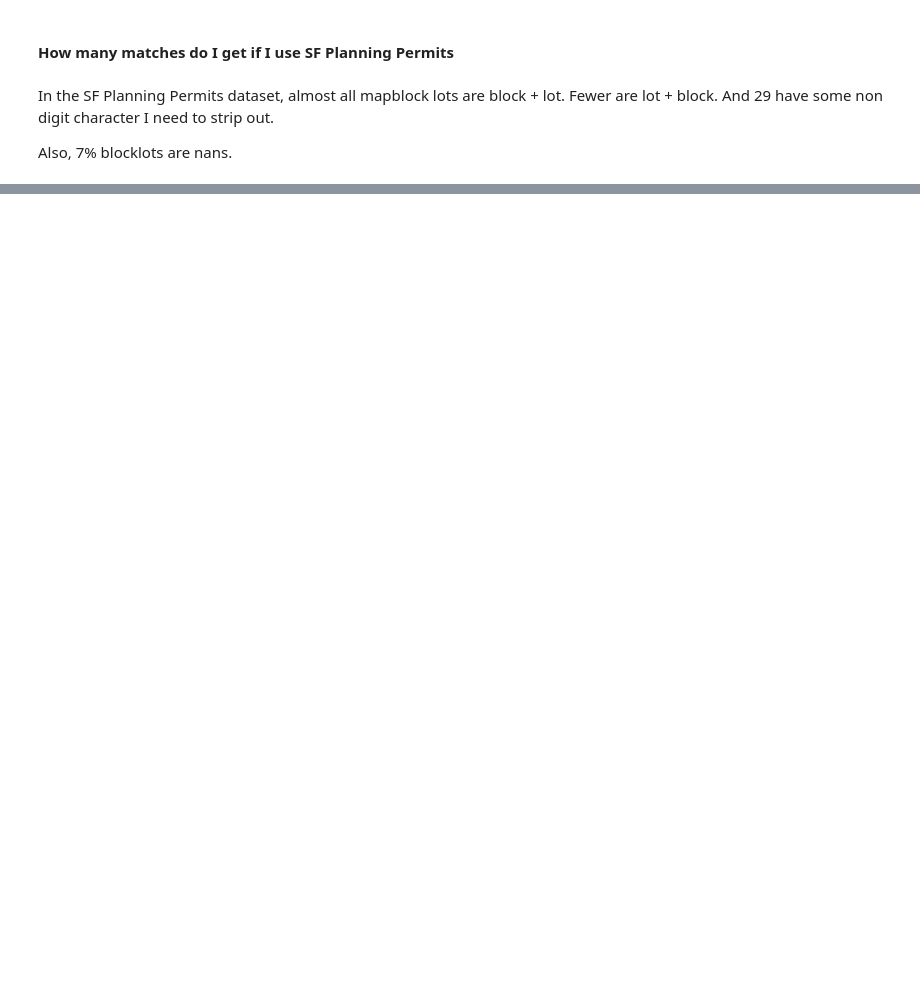
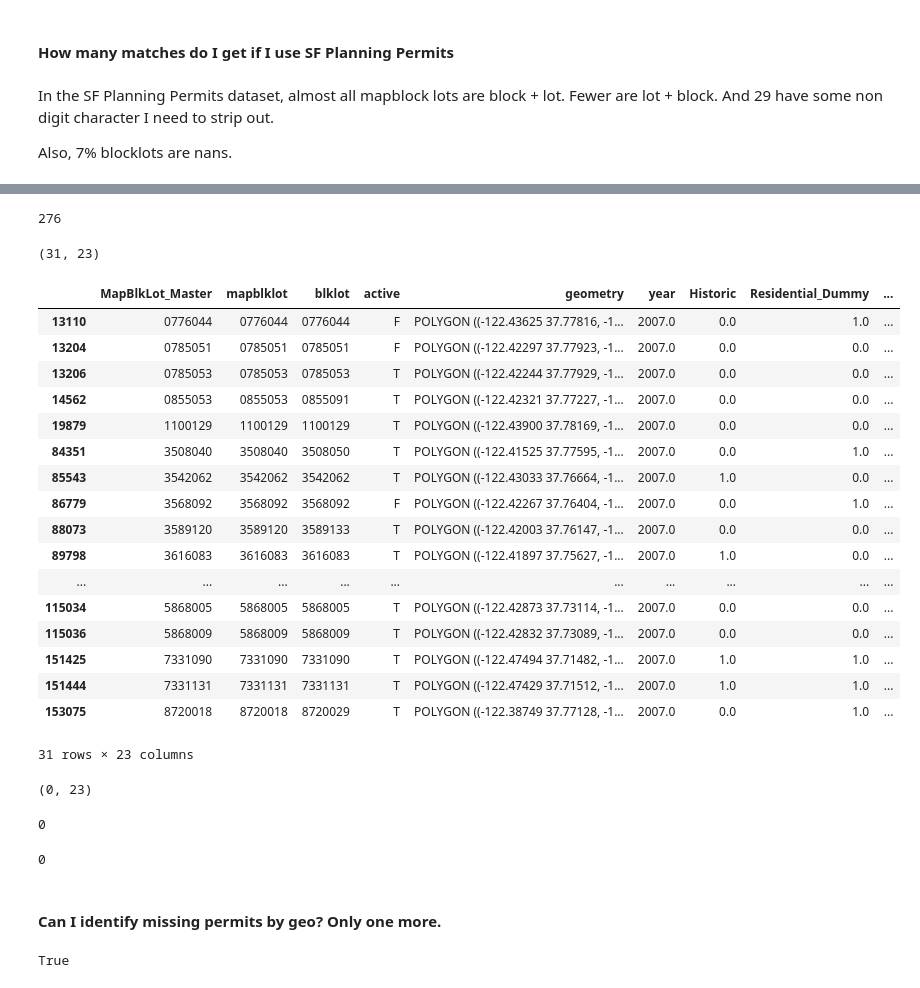
Before and after one commit to sdamerdji/dissertation, a Jupyter notebook: inventory cleaning.ipynb, the cells around one changed output, grey strips where cells are left out. Cells and saved outputs as stored; diff of their text form; code cells hidden in the pictures; blank space fills up the shorter version.

```diff
--- a/inventory cleaning.ipynb
+++ b/inventory cleaning.ipynb
@@ -269,0 +297,55 @@ built_poisson.merge()
+# %%
+all_match3 = pd.concat((all_match, built_poisson_mapblklot2, built_poisson_geo2), axis=0)
+# %%
+all_match3.MapBlkLot_Master.nunique()
+# %% [output]
+276
+# %%
+all_match3 = all_match3[~all_match3.MapBlkLot_Master.duplicated()]
+# %%
+finalDf = all_match3[list(trainDf.columns.values) + ['units']]
+# %%
+cantID = built[~built.MapBlkLot_Master.isin(finalDf.MapBlkLot_Master)]
+# %%
+cantID.shape
+# %% [output]
+(31, 23)
+# %%
+cantID
+# %% [output]
+|  | MapBlkLot_Master | mapblklot | blklot | active | geometry | year | Historic | Residential_Dummy | ... |
+| 13110 | 0776044 | 0776044 | 0776044 | F | POLYGON ((-122.43625 37.77816, -1... | 2007.0 | 0.0 | 1.0 | ... |
+| 13204 | 0785051 | 0785051 | 0785051 | F | POLYGON ((-122.42297 37.77923, -1... | 2007.0 | 0.0 | 0.0 | ... |
+| 13206 | 0785053 | 0785053 | 0785053 | T | POLYGON ((-122.42244 37.77929, -1... | 2007.0 | 0.0 | 0.0 | ... |
+| 14562 | 0855053 | 0855053 | 0855091 | T | POLYGON ((-122.42321 37.77227, -1... | 2007.0 | 0.0 | 0.0 | ... |
+| 19879 | 1100129 | 1100129 | 1100129 | T | POLYGON ((-122.43900 37.78169, -1... | 2007.0 | 0.0 | 0.0 | ... |
+| 84351 | 3508040 | 3508040 | 3508050 | T | POLYGON ((-122.41525 37.77595, -1... | 2007.0 | 0.0 | 1.0 | ... |
+| 85543 | 3542062 | 3542062 | 3542062 | T | POLYGON ((-122.43033 37.76664, -1... | 2007.0 | 1.0 | 0.0 | ... |
+| 86779 | 3568092 | 3568092 | 3568092 | F | POLYGON ((-122.42267 37.76404, -1... | 2007.0 | 0.0 | 1.0 | ... |
+| 88073 | 3589120 | 3589120 | 3589133 | T | POLYGON ((-122.42003 37.76147, -1... | 2007.0 | 0.0 | 0.0 | ... |
+| 89798 | 3616083 | 3616083 | 3616083 | T | POLYGON ((-122.41897 37.75627, -1... | 2007.0 | 1.0 | 0.0 | ... |
+| ... | ... | ... | ... | ... | ... | ... | ... | ... | ... |
+| 115034 | 5868005 | 5868005 | 5868005 | T | POLYGON ((-122.42873 37.73114, -1... | 2007.0 | 0.0 | 0.0 | ... |
+| 115036 | 5868009 | 5868009 | 5868009 | T | POLYGON ((-122.42832 37.73089, -1... | 2007.0 | 0.0 | 0.0 | ... |
+| 151425 | 7331090 | 7331090 | 7331090 | T | POLYGON ((-122.47494 37.71482, -1... | 2007.0 | 1.0 | 1.0 | ... |
+| 151444 | 7331131 | 7331131 | 7331131 | T | POLYGON ((-122.47429 37.71512, -1... | 2007.0 | 1.0 | 1.0 | ... |
+| 153075 | 8720018 | 8720018 | 8720029 | T | POLYGON ((-122.38749 37.77128, -1... | 2007.0 | 0.0 | 1.0 | ... |
+31 rows × 23 columns
+# %%
+cantID[cantID.blklot.isin(rhna_permits[rhna_permits.units > 0].blocklot)].shape
+# %% [output]
+(0, 23)
+# %%
+cantID.CANTID_blklot_backup.notna().sum()
+# %% [output]
+0
+# %%
+built.CANTID_geometry_backup.notna().sum()
+# %% [output]
+0
+# %% [markdown]
+#### Can I identify missing permits by geo? Only one more.
+# %%
+cantID.crs == rhna_permits.crs
+# %% [output]
+True
```
Also changed, not shown: parts of 157 cells of this notebook, 2 other files.
